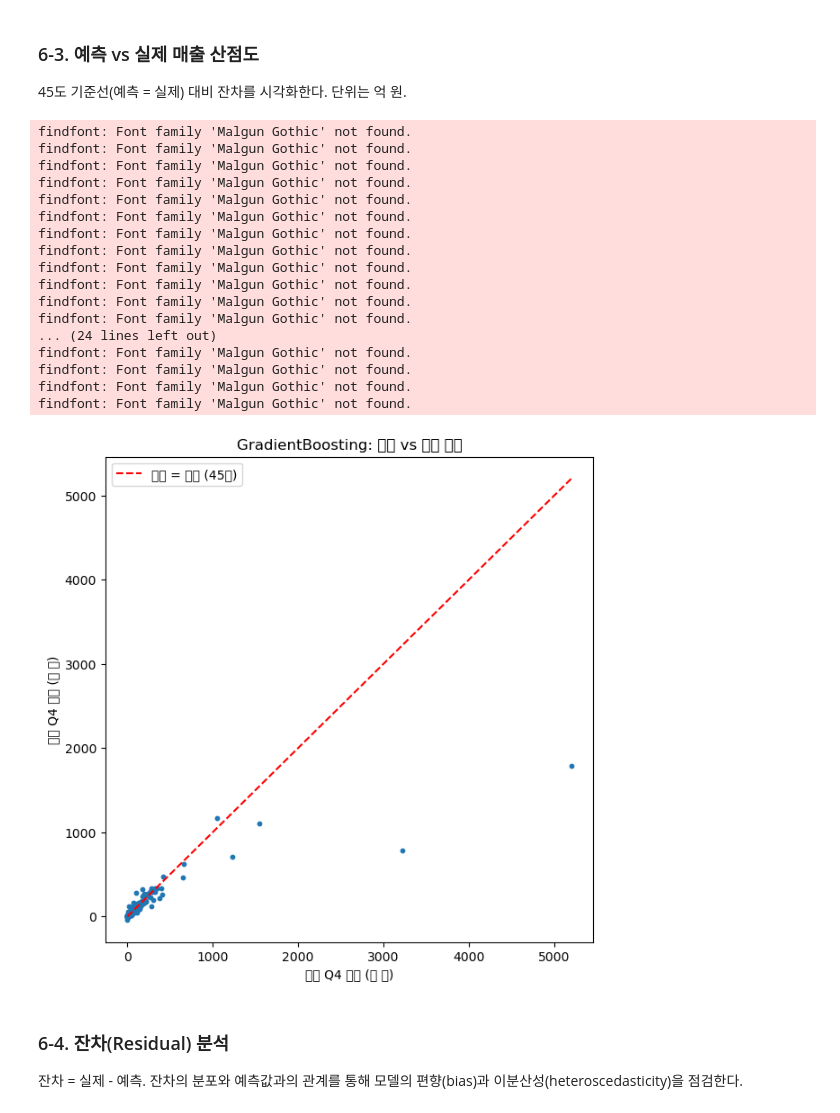
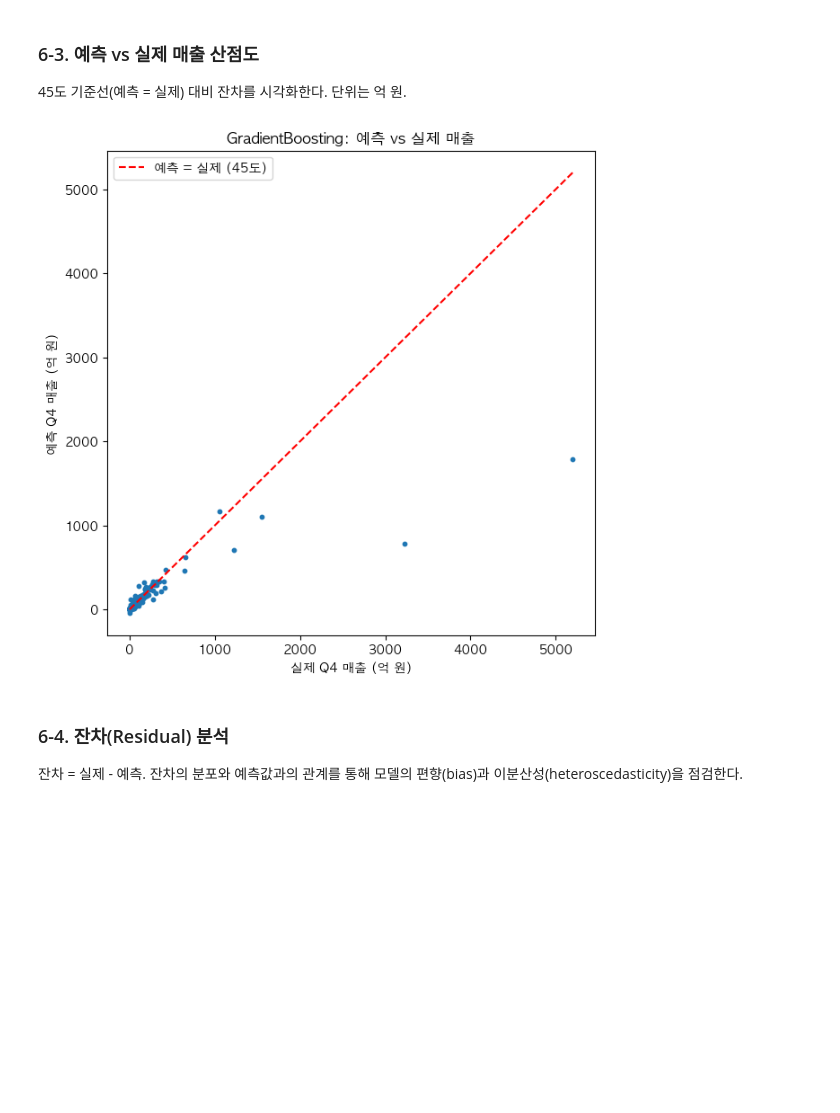
Before and after one commit to angry-cat55/datamining-final-exam, a Jupyter notebook: final_project(modified).ipynb, the cells around one changed output. Drawn from its saved outputs; the diff is of its cells as text; code cells hidden in the pictures; blank space fills up the shorter version.

```diff
--- a/final_project(modified).ipynb
+++ b/final_project(modified).ipynb
@@ -29,11 +15,4 @@ from sklearn.linear_model import LinearRegression
 from sklearn.metrics import mean_squared_error
 from sklearn.model_selection import GridSearchCV, train_test_split
 from sklearn.preprocessing import LabelEncoder, StandardScaler
-# %%
-plt.rcParams['font.family'] = 'Malgun Gothic'
-plt.rcParams['axes.unicode_minus'] = False
-# 축 라벨이 1e8, 1e12 같은 지수 표기로 표시되지 않도록 전역 설정
-plt.rcParams['axes.formatter.useoffset'] = False
-plt.rcParams['axes.formatter.use_mathtext'] = False
-plt.rcParams['axes.formatter.limits'] = [-99, 99]
 # %% [markdown]
@@ -372,7 +311,7 @@ food_pivot = (
     .groupby(['기준_년분기_코드', '서비스_업종_코드_명'])['당월_매출_금액']
     .sum()
     .unstack(fill_value=0)
-) / 1e12
+) / 1000000000000
 
 # 시각화
 food_pivot.plot(kind='bar', stacked=True, figsize=(12, 6))
@@ -581,7 +486,7 @@ plt.figure(figsize=(8, 6))
 for c in df_model['cluster'].unique():
     mask = df_model['cluster'] == c
     plt.scatter(
-        df_model.loc[mask, '총_유동인구_수'] / 1e4,
+        df_model.loc[mask, '총_유동인구_수'] / 10000,
         df_model.loc[mask, '점포_수'],
         alpha=0.4, s=10, label=f'Cluster {c}'
     )
@@ -1028,43 +835,26 @@ findfont: Font family 'Malgun Gothic' not found.
 # %%
 # 데이터 추출 및 스케일링 (1억 원 단위)
 y_pred_best = predictions[best_ensemble_name]
 
-y_test_eok = y_test.values / 1e8
-y_pred_eok = y_pred_best / 1e8
+y_test_eok = y_test.values / 100000000
+y_pred_eok = y_pred_best / 100000000
 
-# 그래프 축 한계값 설정 (내장 함수 max 사용)
+# 그래프 축 한계값 설정
 lim_max = max(y_test_eok.max(), y_pred_eok.max())
 
 plt.figure(figsize=(7, 7))
 
 plt.scatter(y_test_eok, y_pred_eok, s=10)
 
 plt.plot([0, lim_max], [0, lim_max], 'r--', label='예측 = 실제 (45도)')
 
 plt.xlabel('실제 Q4 매출 (억 원)')
 plt.ylabel('예측 Q4 매출 (억 원)')
 plt.title(f'{best_ensemble_name}: 예측 vs 실제 매출')
 plt.legend()
 plt.show()
 # %% [output]
-findfont: Font family 'Malgun Gothic' not found.
-findfont: Font family 'Malgun Gothic' not found.
-findfont: Font family 'Malgun Gothic' not found.
-findfont: Font family 'Malgun Gothic' not found.
-findfont: Font family 'Malgun Gothic' not found.
-findfont: Font family 'Malgun Gothic' not found.
-findfont: Font family 'Malgun Gothic' not found.
-findfont: Font family 'Malgun Gothic' not found.
-findfont: Font family 'Malgun Gothic' not found.
-findfont: Font family 'Malgun Gothic' not found.
-findfont: Font family 'Malgun Gothic' not found.
-findfont: Font family 'Malgun Gothic' not found.
-... (24 lines left out)
-findfont: Font family 'Malgun Gothic' not found.
-findfont: Font family 'Malgun Gothic' not found.
-findfont: Font family 'Malgun Gothic' not found.
-findfont: Font family 'Malgun Gothic' not found.
-[figure, old version]
+[figure, new version]
 # %% [markdown]
 ### 6-4. 잔차(Residual) 분석
 
```
Also changed, not shown: parts of 22 cells of this notebook.
